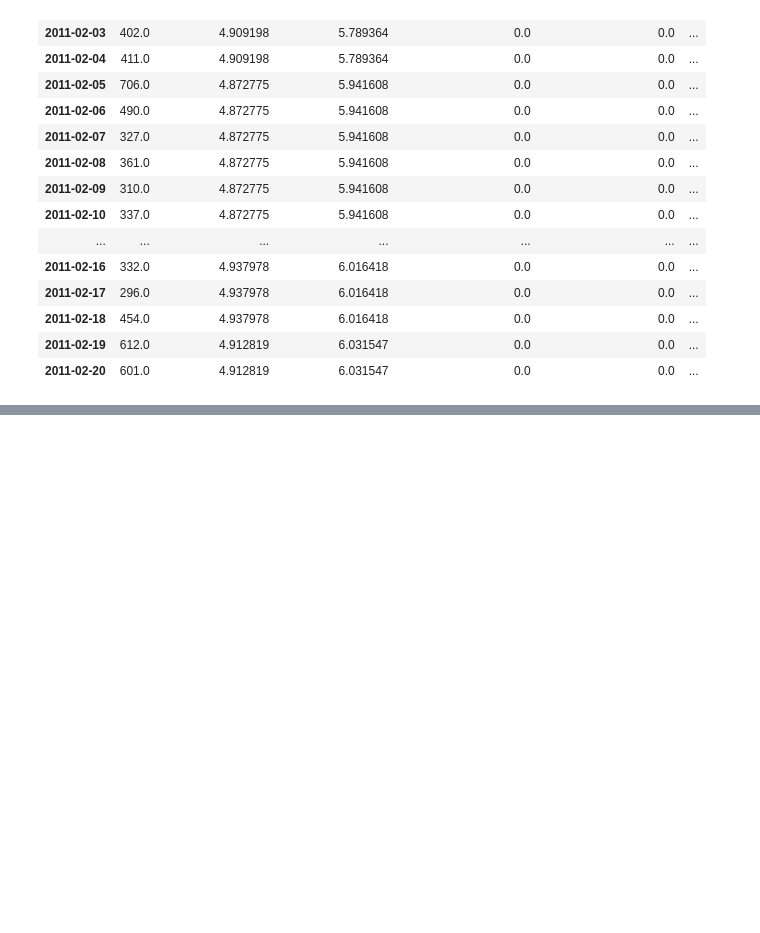
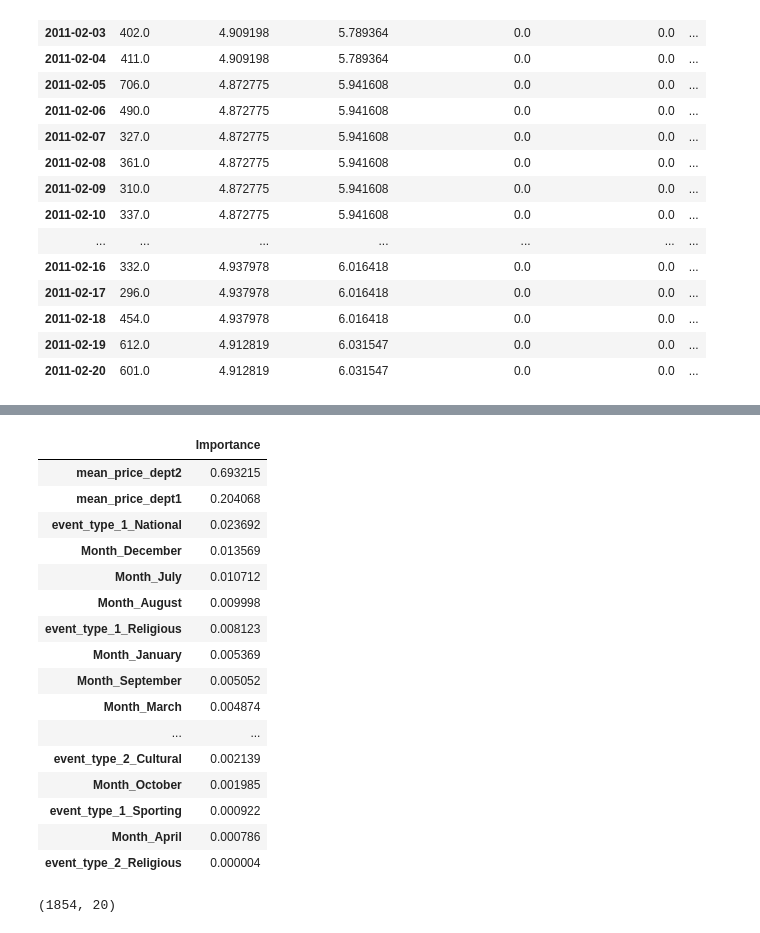
Before and after one commit to alexandragohr/Gruppenprojekt-Marketing-Analytics, a Jupyter notebook: Gruppenprojekt Marketing Analytics.ipynb, the cells around one changed output, grey strips where cells are left out. Cells and saved outputs as stored; diff of their text form; code cells hidden in the pictures; blank space fills up the shorter version.

```diff
--- a/Gruppenprojekt Marketing Analytics.ipynb
+++ b/Gruppenprojekt Marketing Analytics.ipynb
@@ -529,0 +642,23 @@ household_grouped.head(20)
+# %%
+# Houshold
+# Variablen in zwei Datensätze splitten -> x = Erklärende Variablen; y = Sales
+x_household = household_grouped.drop(columns = ['sales'])
+y_household = household_grouped[['sales']]
+
+k = np.floor(len(household_grouped)/28).astype(int)
+cv = KFold(n_splits = k)
+
+forecast = RandomForestRegressor(max_depth = 7)
+
+scores = pd.DataFrame(cross_validate
+                      (
+                          forecast,
+                          x_household,
+                          y_household.values.ravel(),
+                          scoring = 'neg_mean_absolute_error',
+                          cv = cv,
+                          verbose =1)
+                     )
+
+print('MAE mean:\t %4.2f' % (-scores['test_score'].mean()))
+print('MAE mad:\t %4.2f' % (scores['test_score'].mad()))
@@ -530,3 +670,28 @@ household_grouped.head(20)
+# %%
+forecast.fit(x_household, y_household.values.ravel())
+importance = pd.DataFrame(data = forecast.feature_importances_, index = x_household.columns)
+importance.columns = ['Importance']
+display(importance.sort_values(by='Importance', ascending = False))
+display(x_household.shape)
+# %% [output]
+|  | Importance |
+| mean_price_dept2 | 0.693215 |
+| mean_price_dept1 | 0.204068 |
+| event_type_1_National | 0.023692 |
+| Month_December | 0.013569 |
+| Month_July | 0.010712 |
+| Month_August | 0.009998 |
+| event_type_1_Religious | 0.008123 |
+| Month_January | 0.005369 |
+| Month_September | 0.005052 |
+| Month_March | 0.004874 |
+| ... | ... |
+| event_type_2_Cultural | 0.002139 |
+| Month_October | 0.001985 |
+| event_type_1_Sporting | 0.000922 |
+| Month_April | 0.000786 |
+| event_type_2_Religious | 0.000004 |
+(1854, 20)
 # %%
 # Tagesabsatz (=sales) aggregieren für die Visualisierung
 data_agg = data.resample('D').sum()
```
Also changed, not shown: parts of 14 cells of this notebook.
